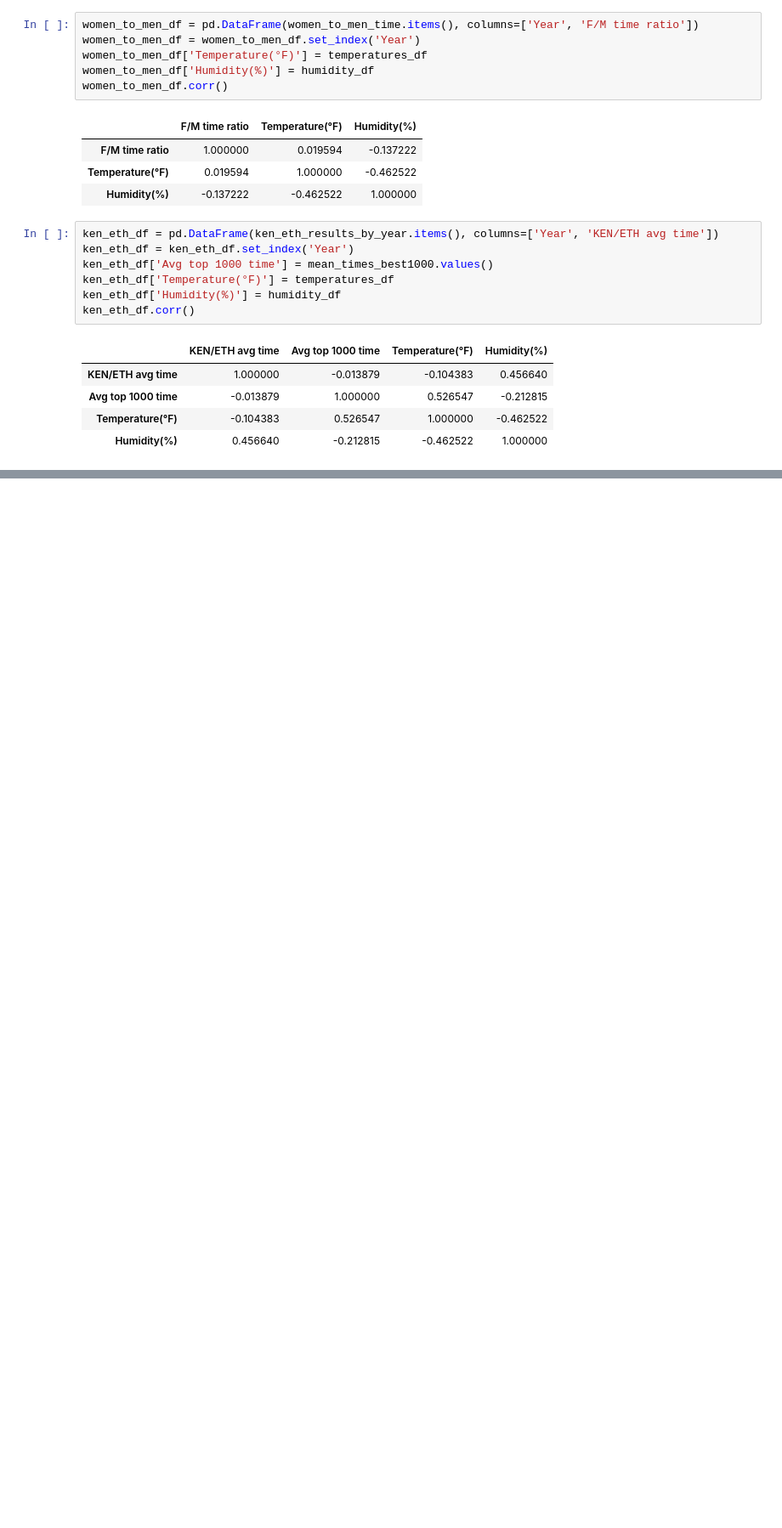
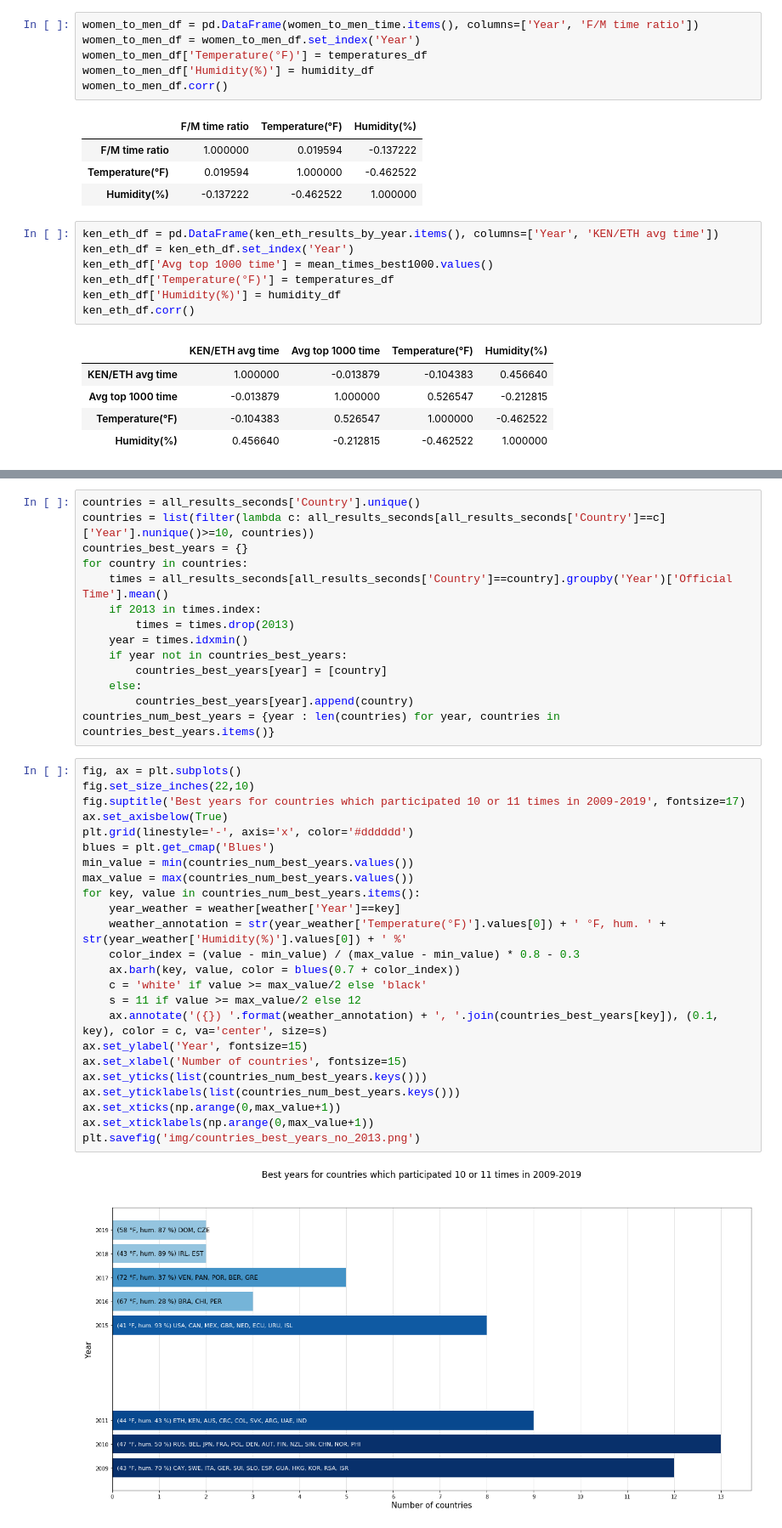
Before and after one commit to tadeq/Boston-marathon-data-analysis, a Jupyter notebook: data_analysis.ipynb, the cells around one changed output, grey strips where cells are left out. Shown at 85% size. Saved outputs shown, nothing was run; the diff lists cells and outputs as text; blank space fills up the shorter version.

```diff
--- a/data_analysis.ipynb
+++ b/data_analysis.ipynb
@@ -716,0 +762,40 @@ ken_eth_df.corr()
+# %%
+countries = all_results_seconds['Country'].unique()
+countries = list(filter(lambda c: all_results_seconds[all_results_seconds['Country']==c]['Year'].nunique()>=10, countries))
+countries_best_years = {}
+for country in countries:
+    times = all_results_seconds[all_results_seconds['Country']==country].groupby('Year')['Official Time'].mean()
+    if 2013 in times.index:
+        times = times.drop(2013)
+    year = times.idxmin()
+    if year not in countries_best_years:
+        countries_best_years[year] = [country]
+    else:
+        countries_best_years[year].append(country)
+countries_num_best_years = {year : len(countries) for year, countries in countries_best_years.items()}
+# %%
+fig, ax = plt.subplots()
+fig.set_size_inches(22,10)
+fig.suptitle('Best years for countries which participated 10 or 11 times in 2009-2019', fontsize=17)
+ax.set_axisbelow(True)
+plt.grid(linestyle='-', axis='x', color='#dddddd')
+blues = plt.get_cmap('Blues')
+min_value = min(countries_num_best_years.values())
+max_value = max(countries_num_best_years.values())
+for key, value in countries_num_best_years.items():
+    year_weather = weather[weather['Year']==key]
+    weather_annotation = str(year_weather['Temperature(°F)'].values[0]) + ' °F, hum. ' + str(year_weather['Humidity(%)'].values[0]) + ' %'
+    color_index = (value - min_value) / (max_value - min_value) * 0.8 - 0.3
+    ax.barh(key, value, color = blues(0.7 + color_index))
+    c = 'white' if value >= max_value/2 else 'black'
+    s = 11 if value >= max_value/2 else 12
+    ax.annotate('({}) '.format(weather_annotation) + ', '.join(countries_best_years[key]), (0.1, key), color = c, va='center', size=s)
+ax.set_ylabel('Year', fontsize=15)
+ax.set_xlabel('Number of countries', fontsize=15)
+ax.set_yticks(list(countries_num_best_years.keys()))
+ax.set_yticklabels(list(countries_num_best_years.keys()))
+ax.set_xticks(np.arange(0,max_value+1))
+ax.set_xticklabels(np.arange(0,max_value+1))
+plt.savefig('img/countries_best_years_no_2013.png')
+# %% [output]
+[figure, added]
```
Also changed, not shown: parts of 4 cells of this notebook.
